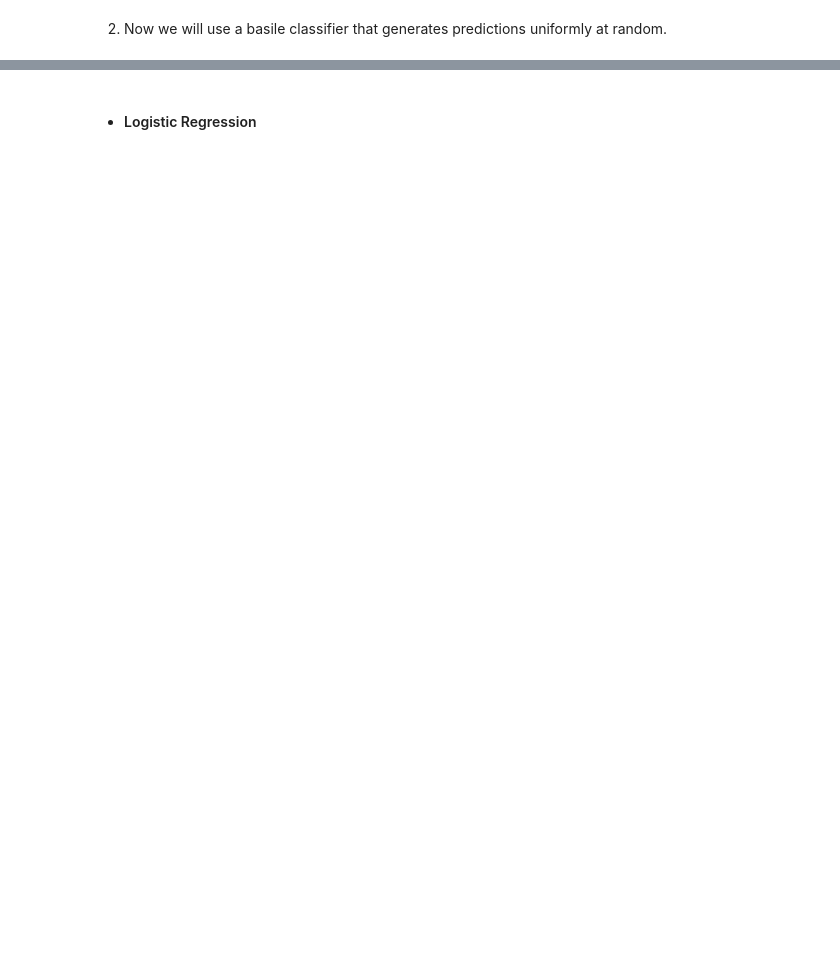
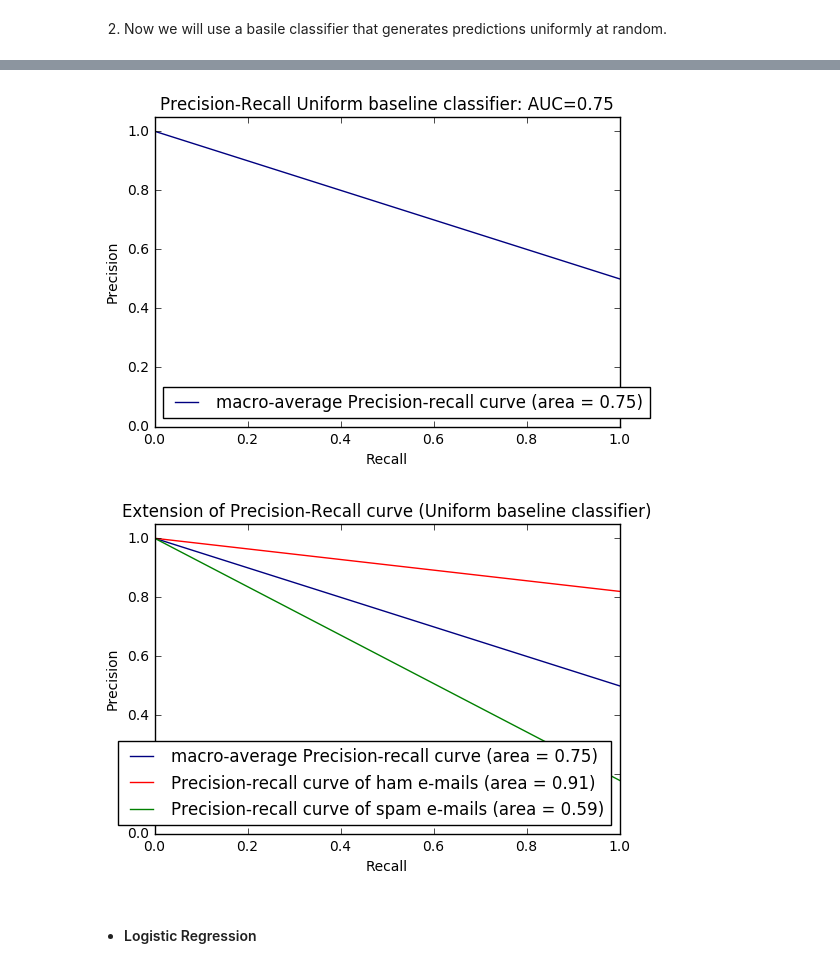
Before and after one commit to fkolokathi/text_classification, a Jupyter notebook: assignment_2_versionB.ipynb, the cells around one changed output, grey strips where cells are left out. Saved outputs shown, nothing was run; the diff lists cells and outputs as text; code cells hidden in the pictures; blank space fills up the shorter version.

```diff
--- a/assignment_2_versionB.ipynb
+++ b/assignment_2_versionB.ipynb
@@ -401,3 +480,9 @@ Confusion matrix:
+# %%
+'''plot precision-recall curves'''
+precision_recall_curves(train_data_svd,test_data_svd,train_targets,test_targets,'Uniform baseline classifier',dummy_classifier_2)
+# %% [output]
+[figure, added]
+[figure, added]
 # %%
 #sum(target1==target2=='spam' for target1,target2 in zip(Y_pred_,test_targets))
 # %% [markdown]
```
Also changed, not shown: parts of 32 cells of this notebook.
